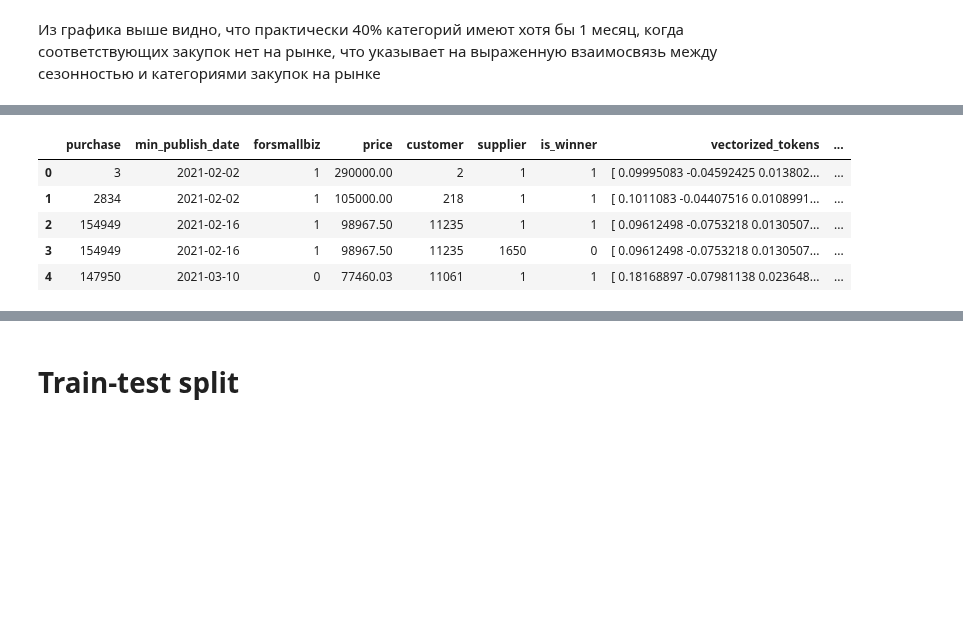
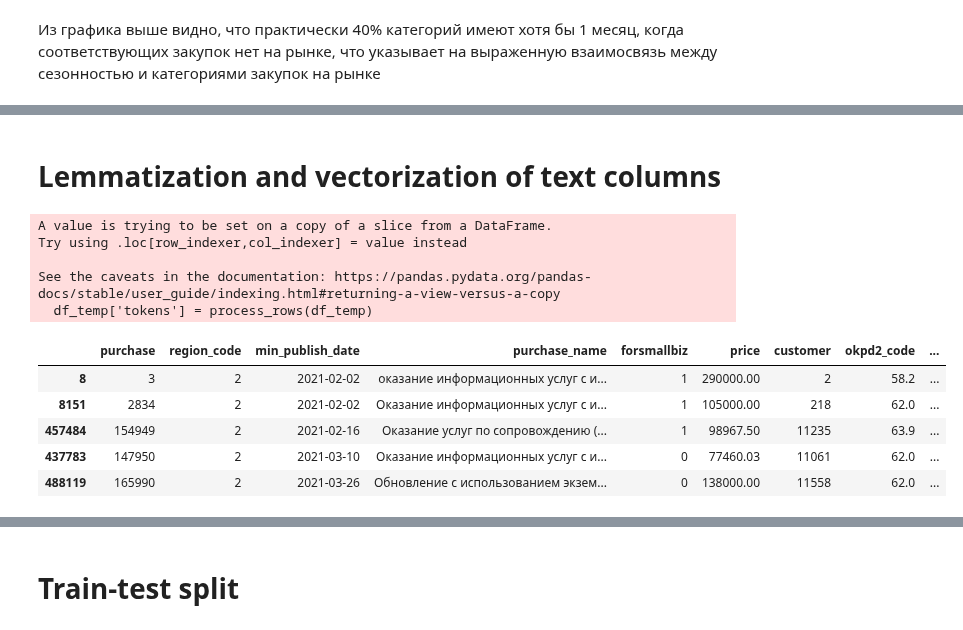
Before and after one commit to Lsdbot/Zakupki, a Jupyter notebook: notebooks/EDA.ipynb, the cells around one changed output, grey strips where cells are left out. Drawn from its saved outputs; the diff is of its cells as text; code cells hidden in the pictures; blank space fills up the shorter version.

```diff
--- a/notebooks/EDA.ipynb
+++ b/notebooks/EDA.ipynb
@@ -730,11 +726,38 @@ df = pd.read_csv('eda.csv')
-# %%
-df = df.drop(columns=['Unnamed: 0'])
+# %% [markdown]
+# Lemmatization and vectorization of text columns
+# %%
+# предварительно загрузим модель
+nlp = spacy.load("ru_core_news_sm")
+
+# определим функцию lemmatize_text в глобальной области видимости
+def lemmatize_text(row):
+    doc = nlp(row['purchase_name'] + row['okpd2_names'] + row['item_descriptions'])
+    return list(_.lemma_ for _ in doc if _.pos_ in pos_to_include)
+
+# определим множество pos_ для включения в результат
+pos_to_include = {'ADJ', 'NOUN', 'PROPN'}
+
+# используем multiprocessing.Pool для параллельной обработки нескольких строк на нескольких процессорах
+def process_rows(df: pd.DataFrame):
+    with mp.Pool() as pool:
+        results = pool.map(lemmatize_text, df.to_dict('records'))
+    return results
+# %%
+df_temp = df[:1000]
+# %%
+df_temp['tokens'] = process_rows(df_temp)
+# %% [output]
+A value is trying to be set on a copy of a slice from a DataFrame.
+Try using .loc[row_indexer,col_indexer] = value instead
+
+See the caveats in the documentation: https://pandas.pydata.org/pandas-docs/stable/user_guide/indexing.html#returning-a-view-versus-a-copy
+  df_temp['tokens'] = process_rows(df_temp)
 # %%
-df[:5]
+df_temp[:5]
 # %% [output]
-|  | purchase | min_publish_date | forsmallbiz | price | customer | supplier | is_winner | vectorized_tokens | ... |
-| 0 | 3 | 2021-02-02 | 1 | 290000.00 | 2 | 1 | 1 | [ 0.09995083 -0.04592425 0.013802... | ... |
-| 1 | 2834 | 2021-02-02 | 1 | 105000.00 | 218 | 1 | 1 | [ 0.1011083 -0.04407516 0.0108991... | ... |
-| 2 | 154949 | 2021-02-16 | 1 | 98967.50 | 11235 | 1 | 1 | [ 0.09612498 -0.0753218 0.0130507... | ... |
-| 3 | 154949 | 2021-02-16 | 1 | 98967.50 | 11235 | 1650 | 0 | [ 0.09612498 -0.0753218 0.0130507... | ... |
-| 4 | 147950 | 2021-03-10 | 0 | 77460.03 | 11061 | 1 | 1 | [ 0.18168897 -0.07981138 0.023648... | ... |
+|  | purchase | region_code | min_publish_date | purchase_name | forsmallbiz | price | customer | okpd2_code | ... |
+| 8 | 3 | 2 | 2021-02-02 | оказание информационных услуг с и... | 1 | 290000.00 | 2 | 58.2 | ... |
+| 8151 | 2834 | 2 | 2021-02-02 | Оказание информационных услуг с и... | 1 | 105000.00 | 218 | 62.0 | ... |
+| 457484 | 154949 | 2 | 2021-02-16 | Оказание услуг по сопровождению (... | 1 | 98967.50 | 11235 | 63.9 | ... |
+| 437783 | 147950 | 2 | 2021-03-10 | Оказание информационных услуг с и... | 0 | 77460.03 | 11061 | 62.0 | ... |
+| 488119 | 165990 | 2 | 2021-03-26 | Обновление с использованием экзем... | 0 | 138000.00 | 11558 | 62.0 | ... |
```
Also changed, not shown: parts of 37 cells of this notebook, 3 other files.
